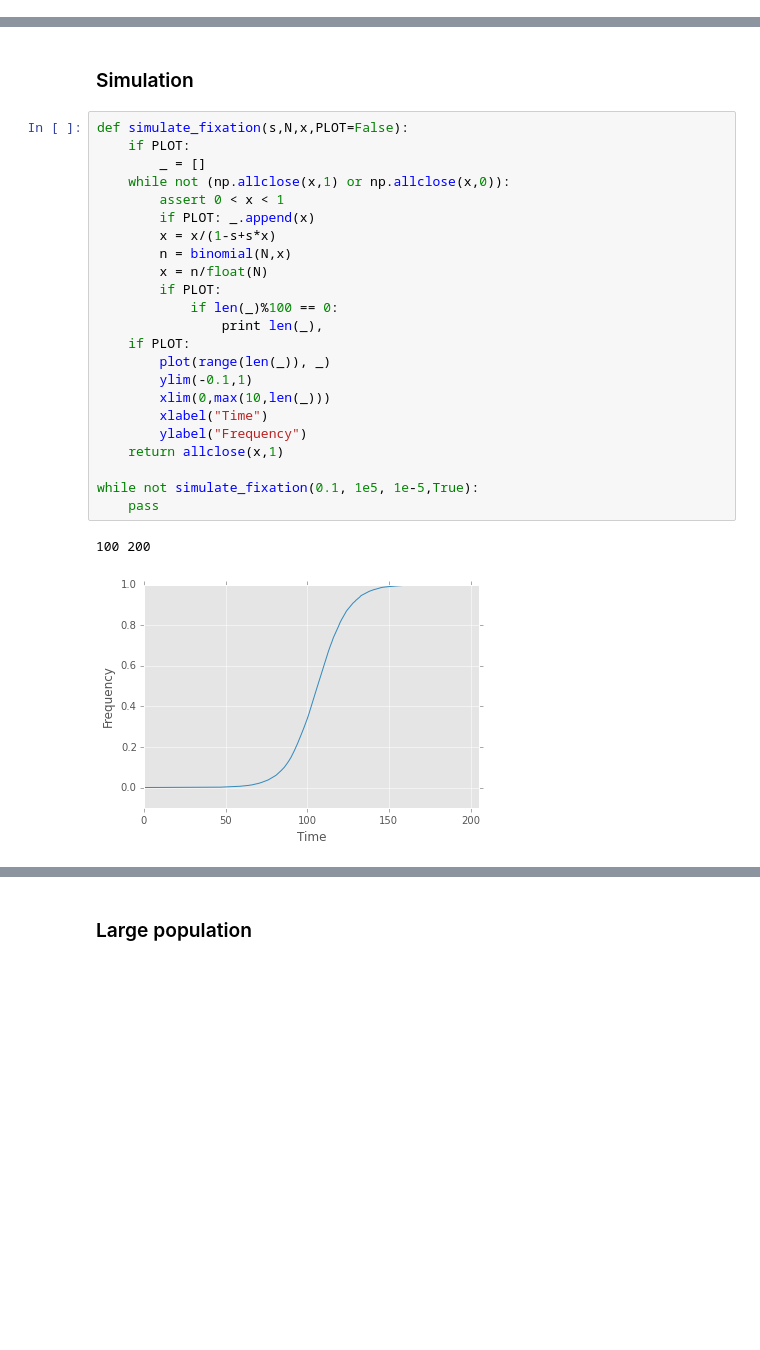
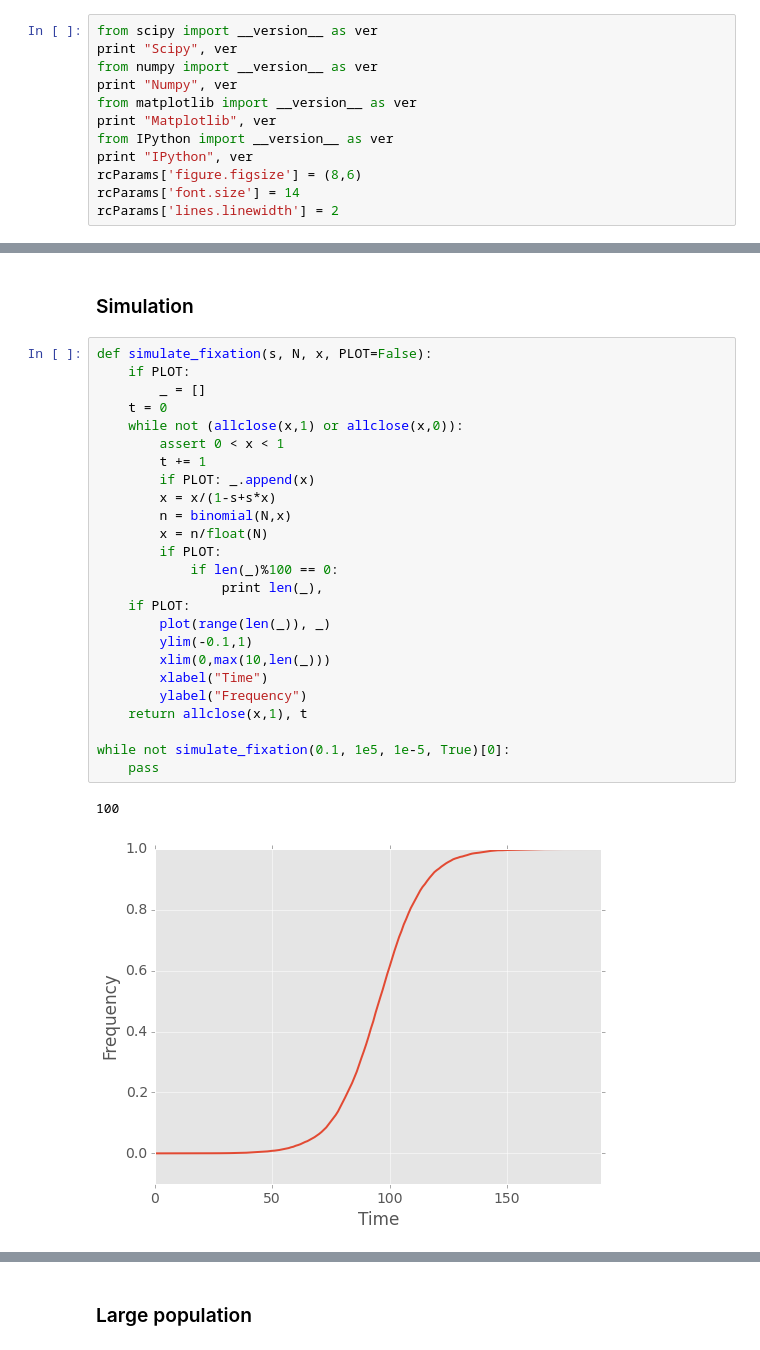
Before and after one commit to yoavram/ipython-notebooks, a Jupyter notebook: Fixation of a beneficial allele.ipynb, the cells around one changed output, grey strips where cells are left out. Drawn from its saved outputs; the diff is of its cells as text; blank space fills up the shorter version.

Commit message:
fixation probability works great

```diff
--- a/Fixation of a beneficial allele.ipynb
+++ b/Fixation of a beneficial allele.ipynb
@@ -1,2 +1,14 @@
 # %% [markdown]
 ## Fixation probability
+# %%
+from scipy import __version__ as ver
+print "Scipy", ver
+from numpy import __version__ as ver
+print "Numpy", ver
+from matplotlib import __version__ as ver
+print "Matplotlib", ver
+from IPython import __version__ as ver
+print "IPython", ver
+rcParams['figure.figsize'] = (8,6)
+rcParams['font.size'] = 14
+rcParams['lines.linewidth'] = 2
@@ -3,30 +20,32 @@
 # %% [markdown]
 ### Simulation
 # %%
-def simulate_fixation(s,N,x,PLOT=False):
+def simulate_fixation(s, N, x, PLOT=False):
     if PLOT:
         _ = []
-    while not (np.allclose(x,1) or np.allclose(x,0)):
+    t = 0
+    while not (allclose(x,1) or allclose(x,0)):
         assert 0 < x < 1
+        t += 1
         if PLOT: _.append(x)
         x = x/(1-s+s*x)
         n = binomial(N,x)
         x = n/float(N)
         if PLOT:
             if len(_)%100 == 0:
                 print len(_),
     if PLOT:
         plot(range(len(_)), _)
         ylim(-0.1,1)
         xlim(0,max(10,len(_)))
         xlabel("Time")
         ylabel("Frequency")
-    return allclose(x,1)
+    return allclose(x,1), t
 
-while not simulate_fixation(0.1, 1e5, 1e-5,True):
+while not simulate_fixation(0.1, 1e5, 1e-5, True)[0]:
     pass
 # %% [output]
-100 200
+100
-[figure, old version]
+[figure, new version]
 # %%
 def p_simulation(s,N,x,replicates=100):
```
Also changed, not shown: parts of 25 cells of this notebook.
